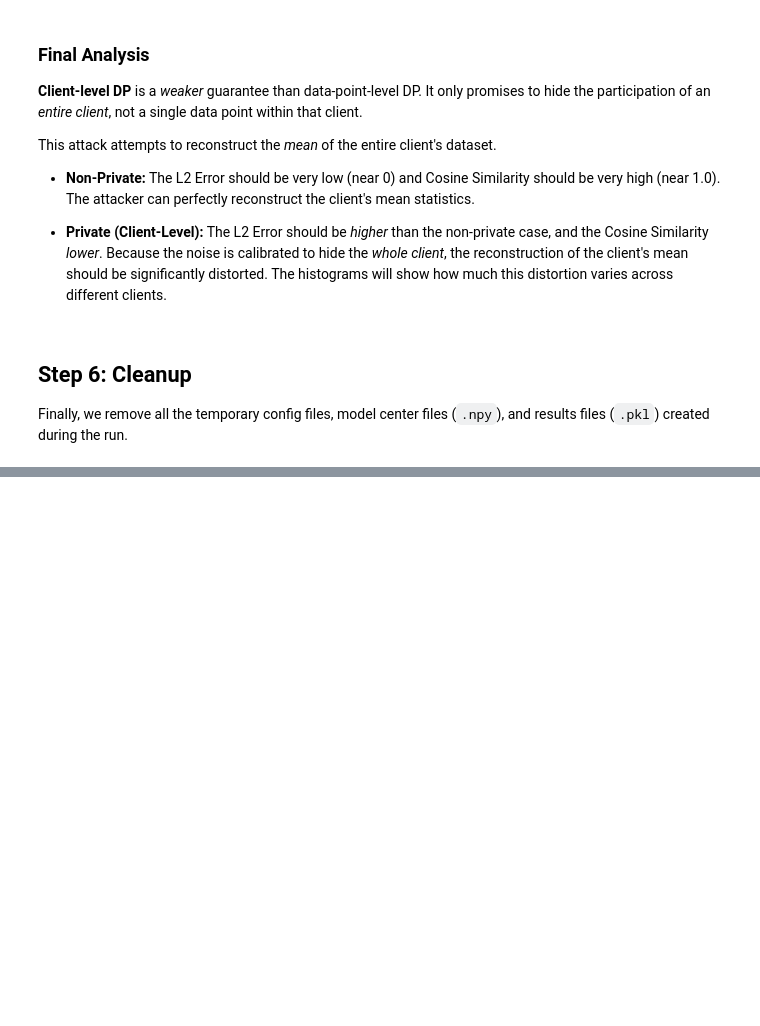
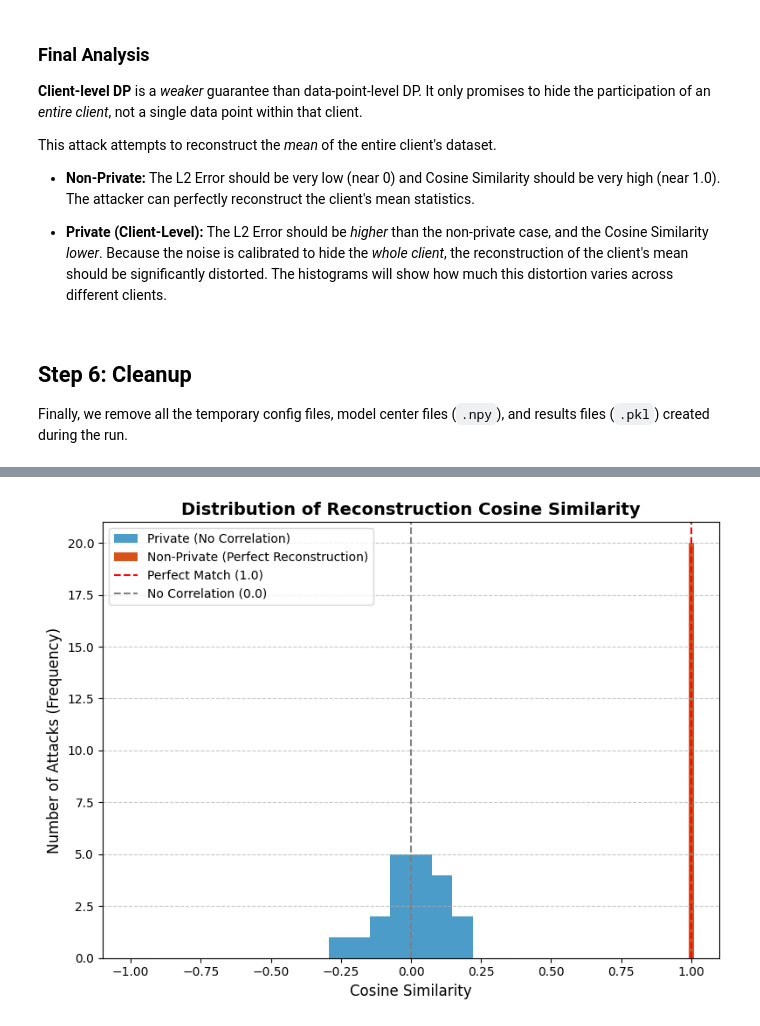
Before and after one commit to OjMaha/Fed-DP-KMeans-and-MIA-Attack, a Jupyter notebook: fed-dp-kmeans-main/reconstruction_attacks/gaussian_client.ipynb, the cells around one changed output, grey strips where cells are left out. Cells and saved outputs as stored; diff of their text form; code cells hidden in the pictures; blank space fills up the shorter version.

```diff
--- a/fed-dp-kmeans-main/reconstruction_attacks/gaussian_client.ipynb
+++ b/fed-dp-kmeans-main/reconstruction_attacks/gaussian_client.ipynb
@@ -809,3 +814,59 @@ Removed final_centers.npy
 Note: Could not clean up summary file for reconstruction_attacks/configs/gaussian_client_non_private.yaml. It may already be gone. [Errno 2] No such file or directory: 'reconstruction_attacks/configs/ ...
 Note: Could not clean up summary file for reconstruction_attacks/configs/gaussian_client_private.yaml. It may already be gone. [Errno 2] No such file or directory: 'reconstruction_attacks/configs/gaus ...
 Cleanup complete.
+# %%
+import matplotlib.pyplot as plt
+import numpy as np
+import re
+from io import StringIO
+
+
+
+
+# --- 3. Plotting Code ---
+colors = ['#D95319', '#0072B2'] # (Red/Orange, Blue)
+
+plt.figure(figsize=(8, 6)) # Single plot size
+
+# ======================================================================
+# Plot: Cosine Similarity Distribution (Using extracted 'results') 📐
+# ======================================================================
+
+# Plot private (clustered around 0.0) with more bins for better detail
+plt.hist(
+    results['private']['cosine_sims'],
+    bins=30,
+    range=(-1.1, 1.1),
+    alpha=0.7,
+    color=colors[1],
+    label='Private (No Correlation)'
+)
+
+# Plot non-private (all at 1.0) using a very narrow custom bin to create a sharp bar
+non_private_bins = [0.99, 1.01] # Creates a single bin centered at 1.0
+plt.hist(
+    results['non_private']['cosine_sims'],
+    bins=non_private_bins,
+    alpha=1.0,
+    color=colors[0],
+    label='Non-Private (Perfect Reconstruction)'
+)
+
+plt.title('Distribution of Reconstruction Cosine Similarity', fontsize=14, fontweight='bold')
+plt.xlabel('Cosine Similarity', fontsize=12)
+plt.ylabel('Number of Attacks (Frequency)', fontsize=12)
+plt.xlim(-1.1, 1.1)
+
+# Add reference lines for clarity
+plt.axvline(1.0, color='red', linestyle='--', label='Perfect Match (1.0)')
+plt.axvline(0.0, color='grey', linestyle='--', label='No Correlation (0.0)')
+plt.grid(axis='y', linestyle='--', alpha=0.7)
+plt.legend()
+
+plt.tight_layout()
+
+# --- Save the Figure ---
+plt.savefig('reconstruction_attack_results_client.png', dpi=300)
+plt.show()
+# %% [output]
+[figure, added]
```
Also changed, not shown: parts of 7 cells of this notebook, 10 other files.
